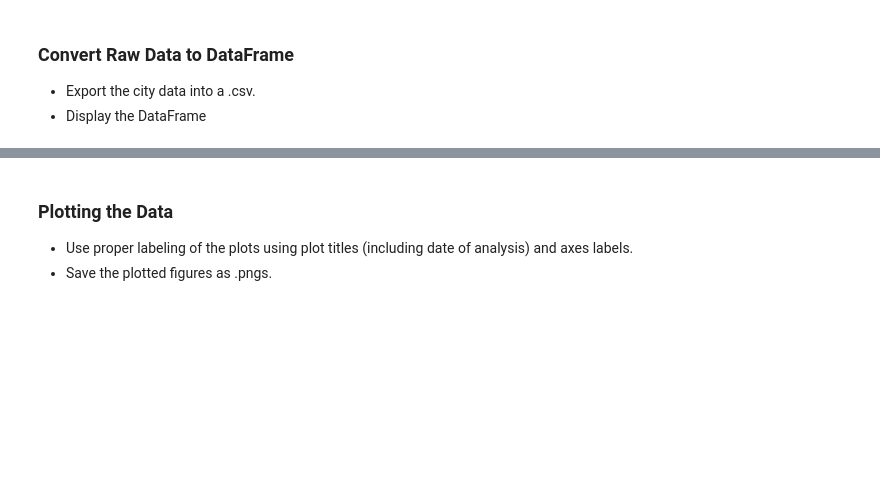
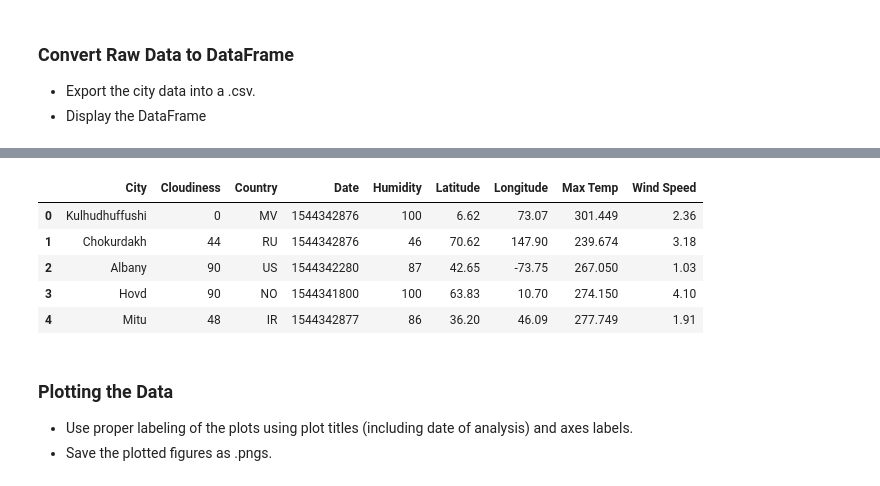
Before and after one commit to Ohmarr/Weatherpy, a Jupyter notebook: dev/WeatherPy.ipynb, the cells around one changed output, grey strips where cells are left out. Drawn from its saved outputs; the diff is of its cells as text; code cells hidden in the pictures; blank space fills up the shorter version.

```diff
--- a/dev/WeatherPy.ipynb
+++ b/dev/WeatherPy.ipynb
@@ -202,3 +200,13 @@ city_data.head()
+# %%
+city_data['City'] = city_data['City'].apply(lambda x: x.capitalize())
+city_data.head()
+# %% [output]
+|  | City | Cloudiness | Country | Date | Humidity | Latitude | Longitude | Max Temp | Wind Speed |
+| 0 | Kulhudhuffushi | 0 | MV | 1544342876 | 100 | 6.62 | 73.07 | 301.449 | 2.36 |
+| 1 | Chokurdakh | 44 | RU | 1544342876 | 46 | 70.62 | 147.90 | 239.674 | 3.18 |
+| 2 | Albany | 90 | US | 1544342280 | 87 | 42.65 | -73.75 | 267.050 | 1.03 |
+| 3 | Hovd | 90 | NO | 1544341800 | 100 | 63.83 | 10.70 | 274.150 | 4.10 |
+| 4 | Mitu | 48 | IR | 1544342877 | 86 | 36.20 | 46.09 | 277.749 | 1.91 |
 # %% [markdown]
 ### Plotting the Data
 * Use proper labeling of the plots using plot titles (including date of analysis) and axes labels.
```
Also changed, not shown: parts of 12 cells of this notebook.
